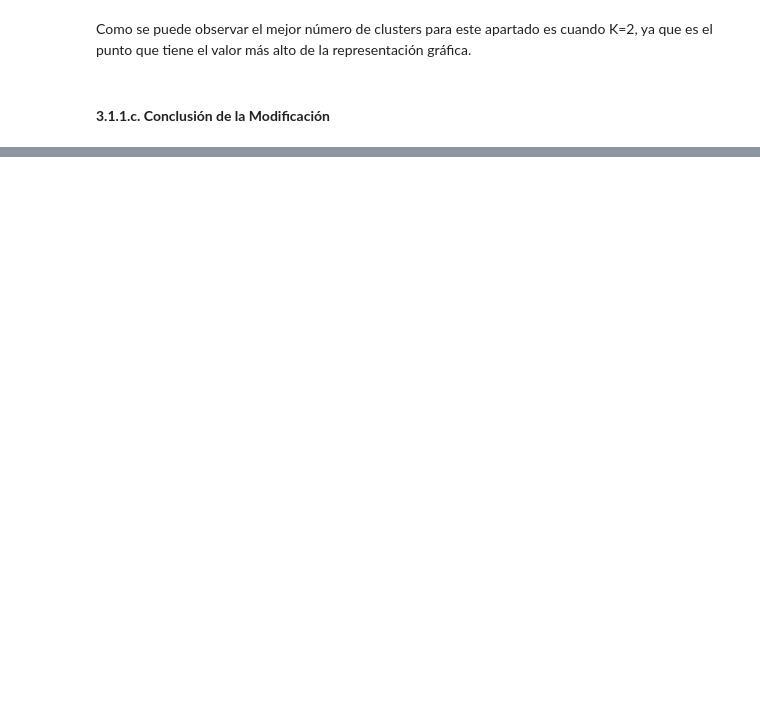
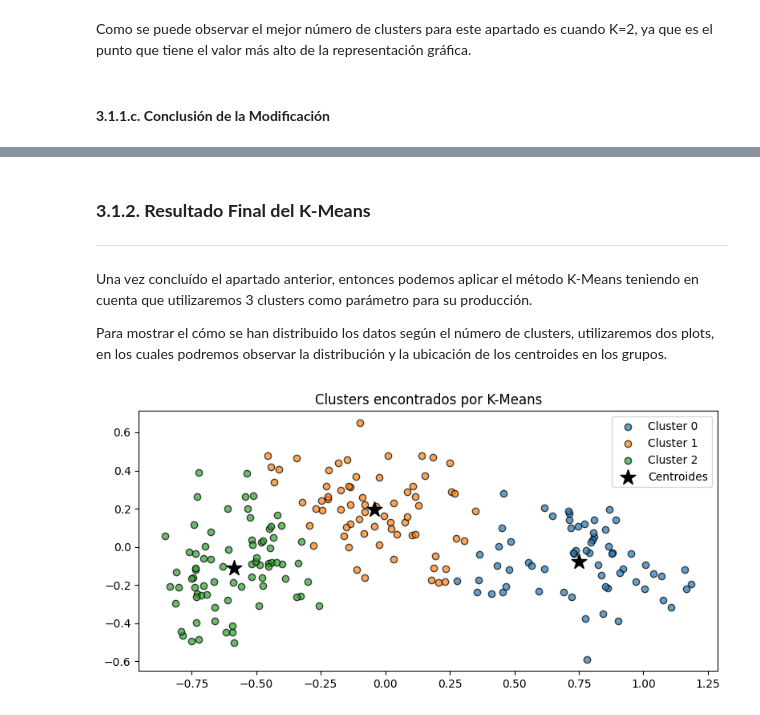
Before and after one commit to 100477706/Proyecto2_Aprendizaje, a Jupyter notebook: Clustering_27.ipynb, the cells around one changed output, grey strips where cells are left out. Saved outputs shown, nothing was run; the diff lists cells and outputs as text; code cells hidden in the pictures; blank space fills up the shorter version.

Commit message:
K-Means terminado

```diff
--- a/Clustering_27.ipynb
+++ b/Clustering_27.ipynb
@@ -339,0 +342,61 @@ Después de realizar las pertinenetes verificaciones con el uso de las dos técn
+# %% [markdown]
+### **3.1.2. Resultado Final del K-Means**
+
+---
+# %% [markdown]
+Una vez concluído el apartado anterior, entonces podemos aplicar el método K-Means teniendo en cuenta que utilizaremos 3 clusters como parámetro para su producción.
+
+Para mostrar el cómo se han distribuido los datos según el número de clusters, utilizaremos dos plots, en los cuales podremos observar la distribución y la ubicación de los centroides en los grupos.
+# %%
+# Pipeline: escalado + k-means con k=3
+pipeline = Pipeline([
+    ('scaler', MinMaxScaler()),
+    ('kmeans', KMeans(n_clusters=3, n_init=20, random_state=100477706))
+])
+
+# Entrenamiento del modelo
+pipeline.fit(X)
+
+# Predicción de etiquetas de cluster
+y_predict = pipeline.predict(X)
+# %%
+from sklearn.decomposition import PCA
+import matplotlib.pyplot as plt
+
+# Reducimos los datos escalados a 2D con PCA para visualización
+X_scaled = pipeline.named_steps['scaler'].transform(X)
+pca = PCA(n_components=2)
+X_pca = pca.fit_transform(X_scaled)
+
+# Obtenemos etiquetas y centroides
+y_predict = pipeline.predict(X)
+centroides = pipeline.named_steps['kmeans'].cluster_centers_
+centroides_pca = pca.transform(centroides)  # Centroides en espacio PCA
+
+# Gráfico
+plt.figure(figsize=(8, 4))
+for i in np.unique(y_predict):
+    plt.scatter(
+        X_pca[y_predict == i, 0],
+        X_pca[y_predict == i, 1],
+        label=f'Cluster {i}',
+        edgecolor='black',
+        alpha=0.7
+    )
+
+# Centroides
+plt.scatter(
+    centroides_pca[:, 0],
+    centroides_pca[:, 1],
+    c='black',
+    s=200,
+    marker='*',
+    label='Centroides'
+)
+
+plt.title('Clusters encontrados por K-Means')
+plt.legend()
+plt.tight_layout()
+plt.show()
+# %% [output]
+[figure, added]
```
Also changed, not shown: parts of 7 cells of this notebook.
